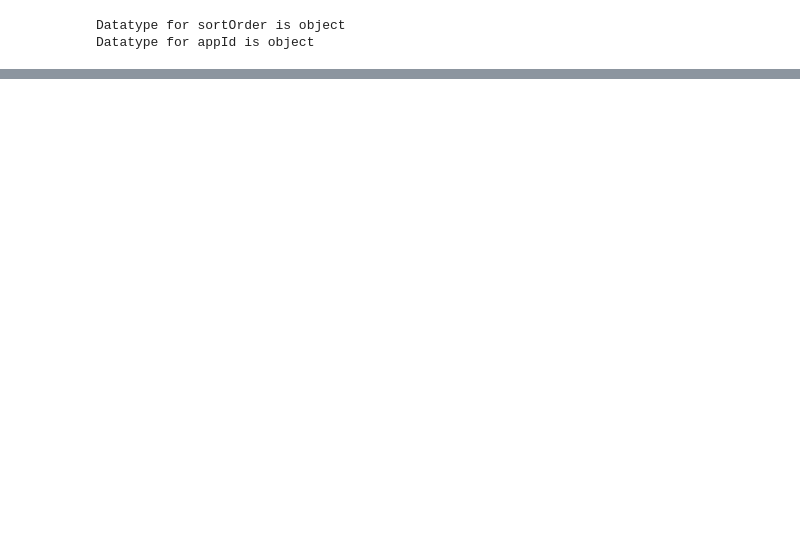
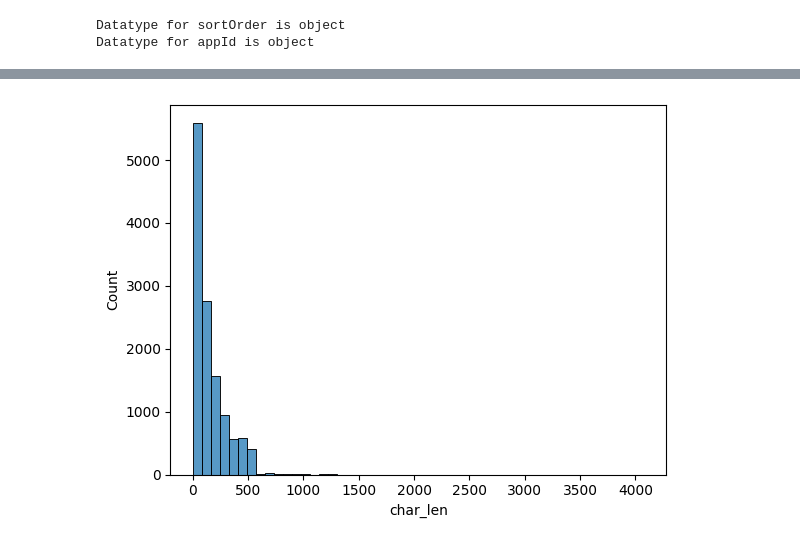
Before and after one commit to nuelwhite/Data-Engineering-Portfolio, a Jupyter notebook: notebooks/01_explore_data.ipynb, the cells around one changed output, grey strips where cells are left out. Drawn from its saved outputs; the diff is of its cells as text; code cells hidden in the pictures; blank space fills up the shorter version.

```diff
--- a/notebooks/01_explore_data.ipynb
+++ b/notebooks/01_explore_data.ipynb
@@ -165,0 +141,4 @@ dtype: float64
+# %%
+# drop columns
+
+rev_df = rev_df.drop(columns=['userImage'])
@@ -250,5 +191,7 @@ print(rev_df['detected_lang'].unique())
 # %%
 rev_df['detected_lang'] = rev_df['detected_lang'].astype('category')
 # %%
-print(rev_df['replyContent'].apply(detect_language).unique())
+print(f"There are {len(rev_df['replyContent'].apply(detect_language).unique())} values")
+
+rev_df['replyContent'] = rev_df['replyContent'].astype('category')
 # %% [output]
@@ -256,0 +235,9 @@ print(rev_df['replyContent'].apply(detect_language).unique())
+# %%
+# get the length of the review content
+rev_df['char_len'] = rev_df['content'].astype(str).apply(len)
+
+# tokenize the review content
+rev_df['token_len'] = rev_df['content'].astype(str).apply(lambda x: len(x.split()))
+
+# describe these newly engineered columns
+rev_df[['char_len','token_len']].describe()
@@ -256,0 +254,7 @@ print(rev_df['replyContent'].apply(detect_language).unique())
+# %%
+# plot the distribution from character analysis
+
+sns.histplot(rev_df['char_len'], bins=50)
+plt.show()
+# %% [output]
+[figure, added]
```
Also changed, not shown: parts of 50 cells of this notebook.
